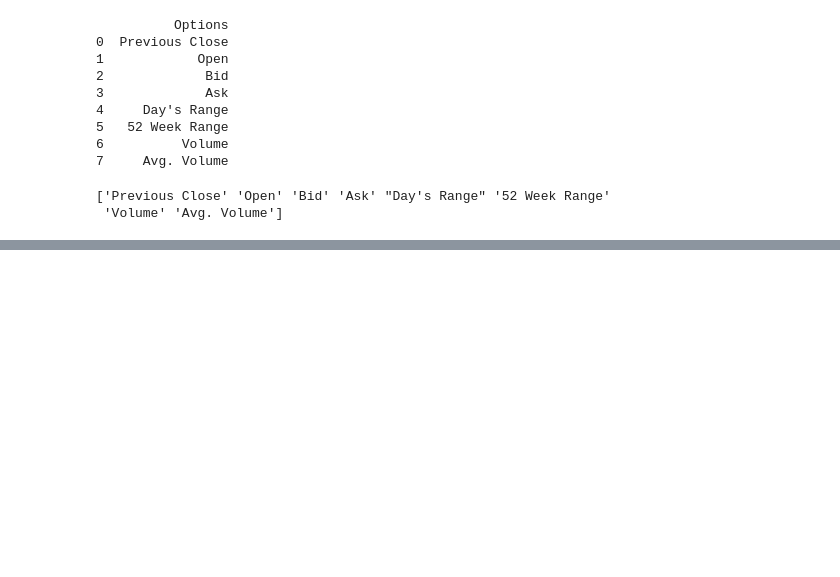
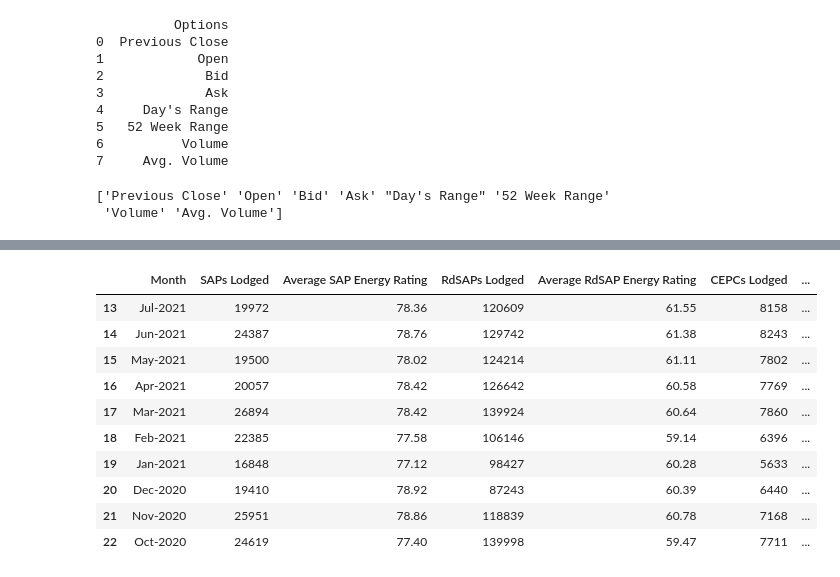
Before and after one commit to ElizabethSesebor/test-repo, a Jupyter notebook: Example.ipynb, the cells around one changed output, grey strips where cells are left out. Drawn from its saved outputs; the diff is of its cells as text; code cells hidden in the pictures; blank space fills up the shorter version.

```diff
--- a/Example.ipynb
+++ b/Example.ipynb
@@ -232,0 +232,5 @@ print(content)
+# %%
+import pandas as pd
+
+filepath= 'C:\\Users\Layefa\Dropbox\PC\Downloads\service-performance-england-wales.csv'
+data= pd.read_csv(filepath)
@@ -232,0 +246,14 @@ print(content)
+# %%
+data.tail(10)
+# %% [output]
+|  | Month | SAPs Lodged | Average SAP Energy Rating | RdSAPs Lodged | Average RdSAP Energy Rating | CEPCs Lodged | ... |
+| 13 | Jul-2021 | 19972 | 78.36 | 120609 | 61.55 | 8158 | ... |
+| 14 | Jun-2021 | 24387 | 78.76 | 129742 | 61.38 | 8243 | ... |
+| 15 | May-2021 | 19500 | 78.02 | 124214 | 61.11 | 7802 | ... |
+| 16 | Apr-2021 | 20057 | 78.42 | 126642 | 60.58 | 7769 | ... |
+| 17 | Mar-2021 | 26894 | 78.42 | 139924 | 60.64 | 7860 | ... |
+| 18 | Feb-2021 | 22385 | 77.58 | 106146 | 59.14 | 6396 | ... |
+| 19 | Jan-2021 | 16848 | 77.12 | 98427 | 60.28 | 5633 | ... |
+| 20 | Dec-2020 | 19410 | 78.92 | 87243 | 60.39 | 6440 | ... |
+| 21 | Nov-2020 | 25951 | 78.86 | 118839 | 60.78 | 7168 | ... |
+| 22 | Oct-2020 | 24619 | 77.40 | 139998 | 59.47 | 7711 | ... |
```
Also changed, not shown: parts of 22 cells of this notebook, 1 other file.
